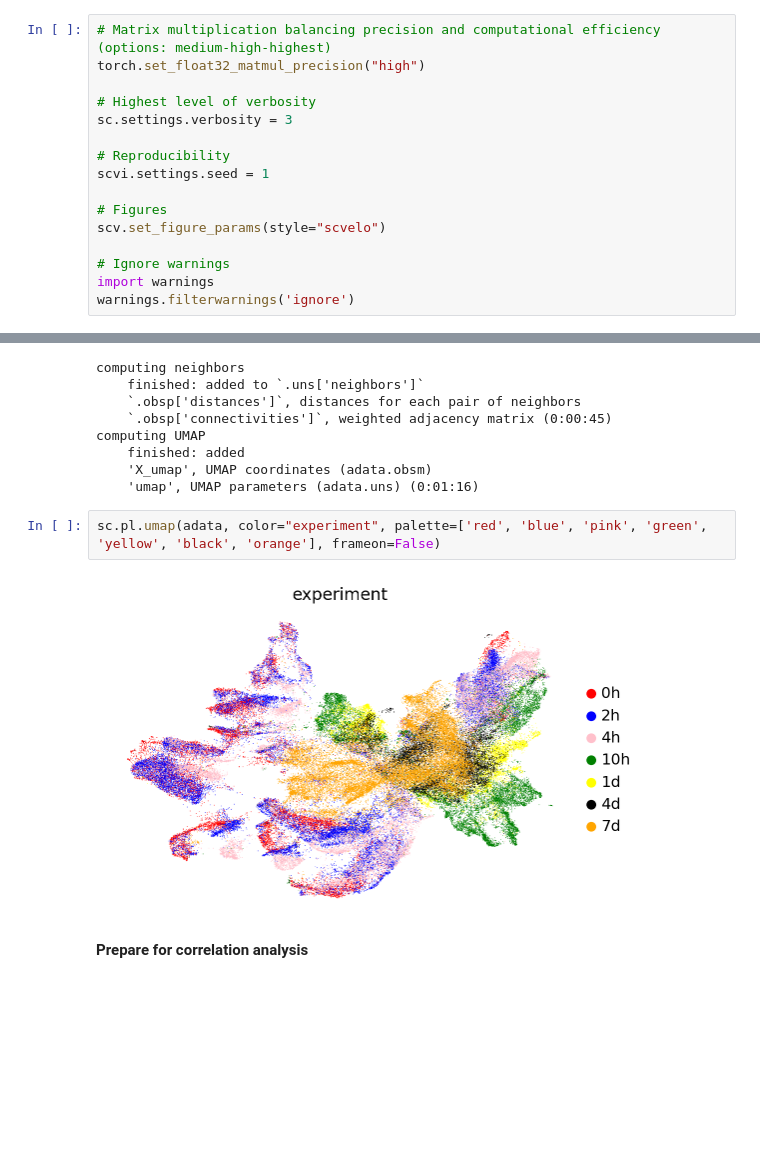
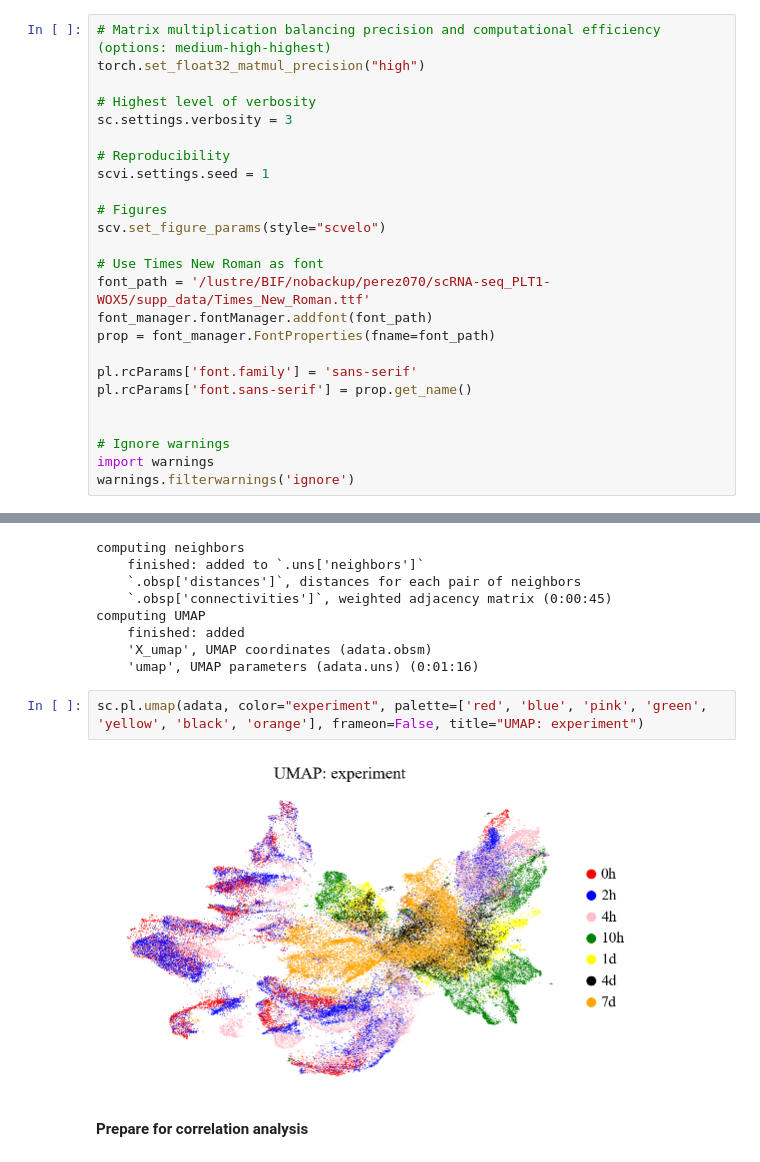
Before and after one commit to anpergon/scRNA-seq_PLT1_WOX5, a Jupyter notebook: jupyter_notebooks/correlation_analysis.ipynb, the cells around one changed output, grey strips where cells are left out. Cells and saved outputs as stored; diff of their text form; blank space fills up the shorter version.

Commit message:
Change font for plots

```diff
--- a/jupyter_notebooks/correlation_analysis.ipynb
+++ b/jupyter_notebooks/correlation_analysis.ipynb
@@ -28,6 +29,15 @@ scvi.settings.seed = 1
 # Figures
 scv.set_figure_params(style="scvelo")
 
+# Use Times New Roman as font
+font_path = '/lustre/BIF/nobackup/perez070/scRNA-seq_PLT1-WOX5/supp_data/Times_New_Roman.ttf'
+font_manager.fontManager.addfont(font_path)
+prop = font_manager.FontProperties(fname=font_path)
+
+pl.rcParams['font.family'] = 'sans-serif'
+pl.rcParams['font.sans-serif'] = prop.get_name()
+
+
 # Ignore warnings
 import warnings
 warnings.filterwarnings('ignore')
@@ -175,9 +185,9 @@ computing UMAP
     'X_umap', UMAP coordinates (adata.obsm)
     'umap', UMAP parameters (adata.uns) (0:01:16)
 # %%
-sc.pl.umap(adata, color="experiment", palette=['red', 'blue', 'pink', 'green', 'yellow', 'black', 'orange'], frameon=False)
+sc.pl.umap(adata, color="experiment", palette=['red', 'blue', 'pink', 'green', 'yellow', 'black', 'orange'], frameon=False, title="UMAP: experiment")
 # %% [output]
-[figure, old version]
+[figure, new version]
 # %% [markdown]
 **Prepare for correlation analysis**
 # %%
```
Also changed, not shown: parts of 1 cell of this notebook.
